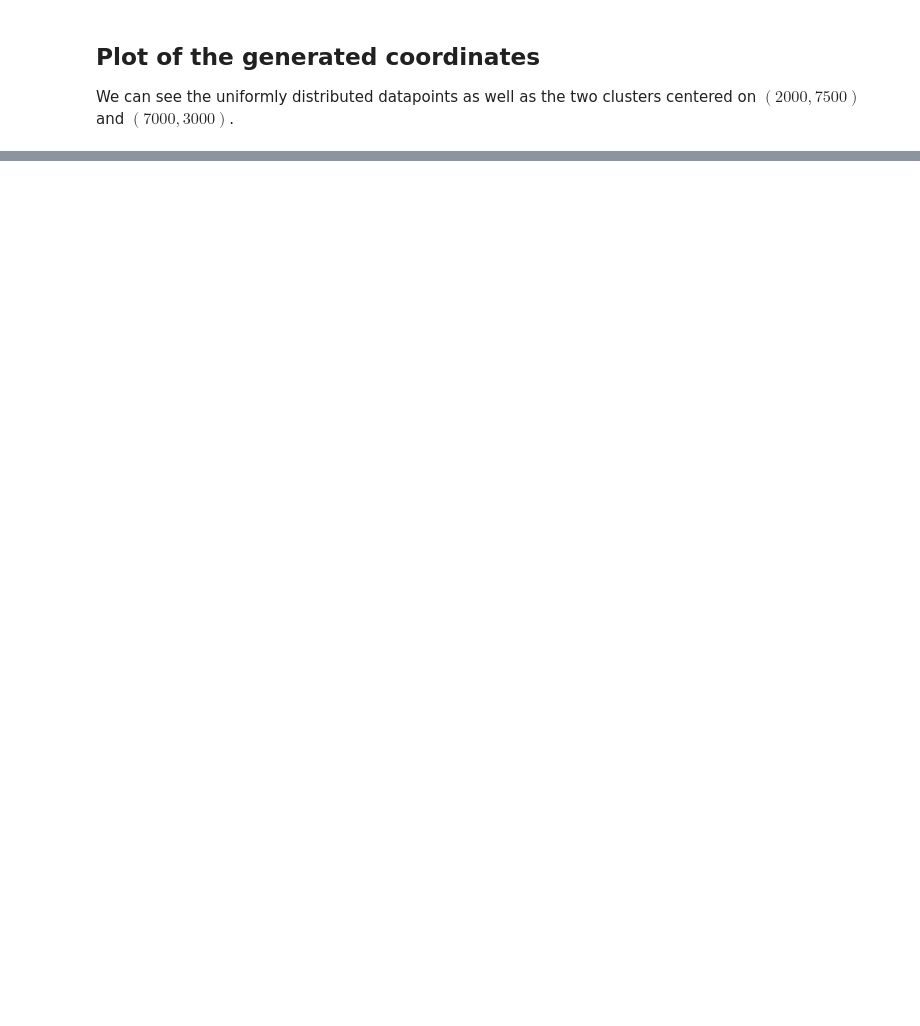
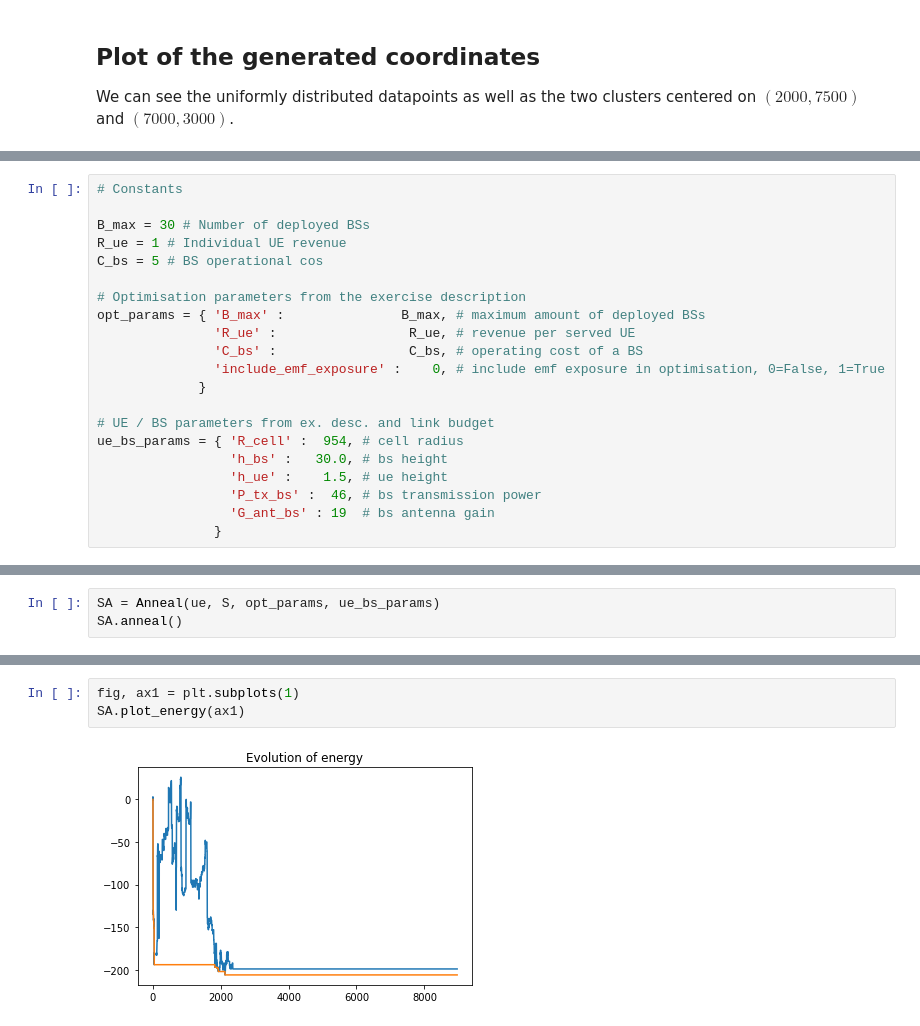
Before and after one commit to msaynevirta/rio207, a Jupyter notebook: tp_placement_optimisation/tp_placement_optimisation.ipynb, the cells around one changed output, grey strips where cells are left out. Cells and saved outputs as stored; diff of their text form; blank space fills up the shorter version.

```diff
--- a/tp_placement_optimisation/tp_placement_optimisation.ipynb
+++ b/tp_placement_optimisation/tp_placement_optimisation.ipynb
@@ -135,0 +114,21 @@ SA.users_within_radius(S[0,0], S[0,1])
+# %%
+# Constants
+
+B_max = 30 # Number of deployed BSs
+R_ue = 1 # Individual UE revenue
+C_bs = 5 # BS operational cos
+
+# Optimisation parameters from the exercise description
+opt_params = { 'B_max' :               B_max, # maximum amount of deployed BSs
+               'R_ue' :                 R_ue, # revenue per served UE
+               'C_bs' :                 C_bs, # operating cost of a BS
+               'include_emf_exposure' :    0, # include emf exposure in optimisation, 0=False, 1=True
+             }
+
+# UE / BS parameters from ex. desc. and link budget
+ue_bs_params = { 'R_cell' :  954, # cell radius
+                 'h_bs' :   30.0, # bs height
+                 'h_ue' :    1.5, # ue height
+                 'P_tx_bs' :  46, # bs transmission power
+                 'G_ant_bs' : 19  # bs antenna gain
+               }
@@ -135,0 +137,3 @@ SA.users_within_radius(S[0,0], S[0,1])
+# %%
+SA = Anneal(ue, S, opt_params, ue_bs_params)
+SA.anneal()
@@ -135,0 +154,5 @@ SA.users_within_radius(S[0,0], S[0,1])
+# %%
+fig, ax1 = plt.subplots(1)
+SA.plot_energy(ax1)
+# %% [output]
+[figure, added]
```
Also changed, not shown: parts of 24 cells of this notebook.
